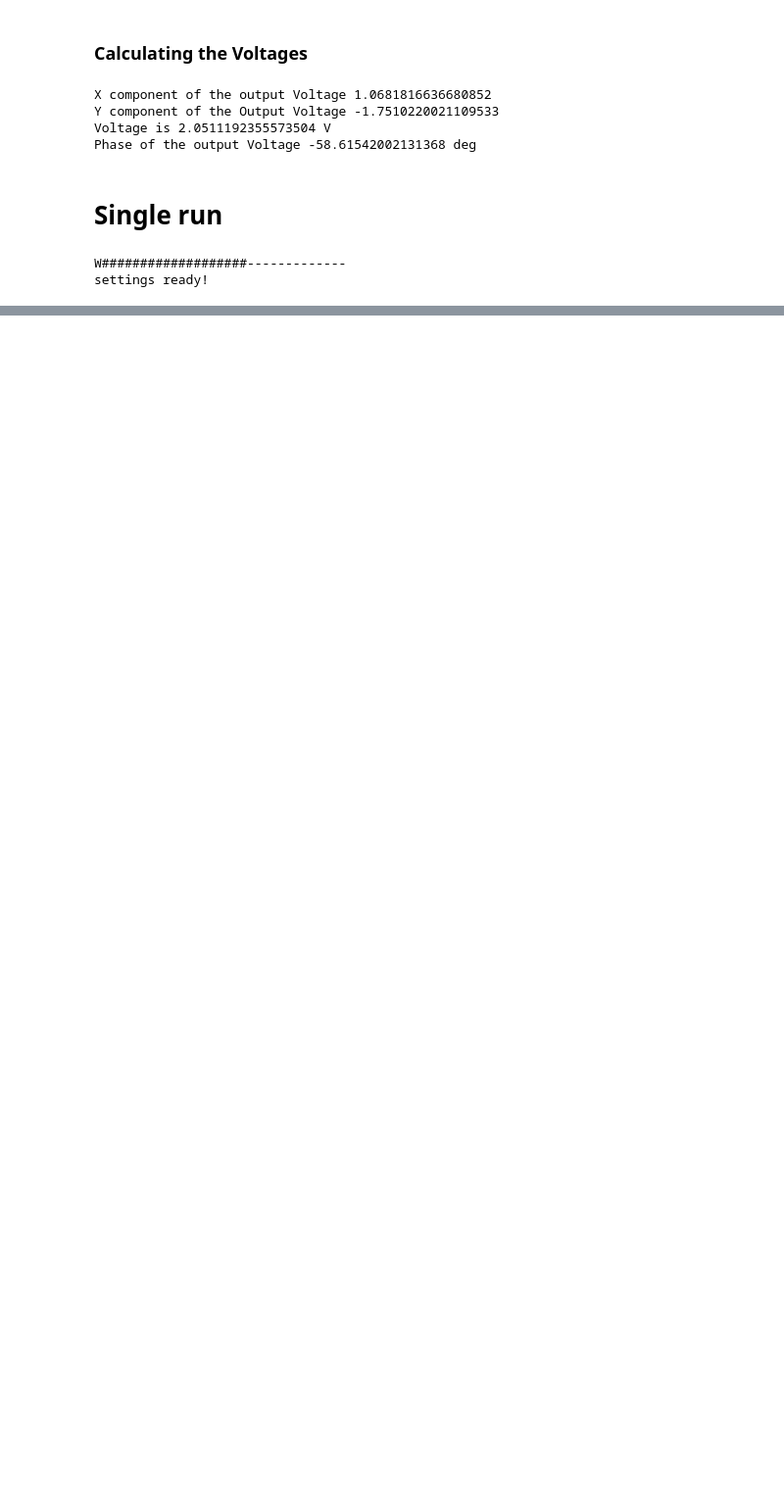
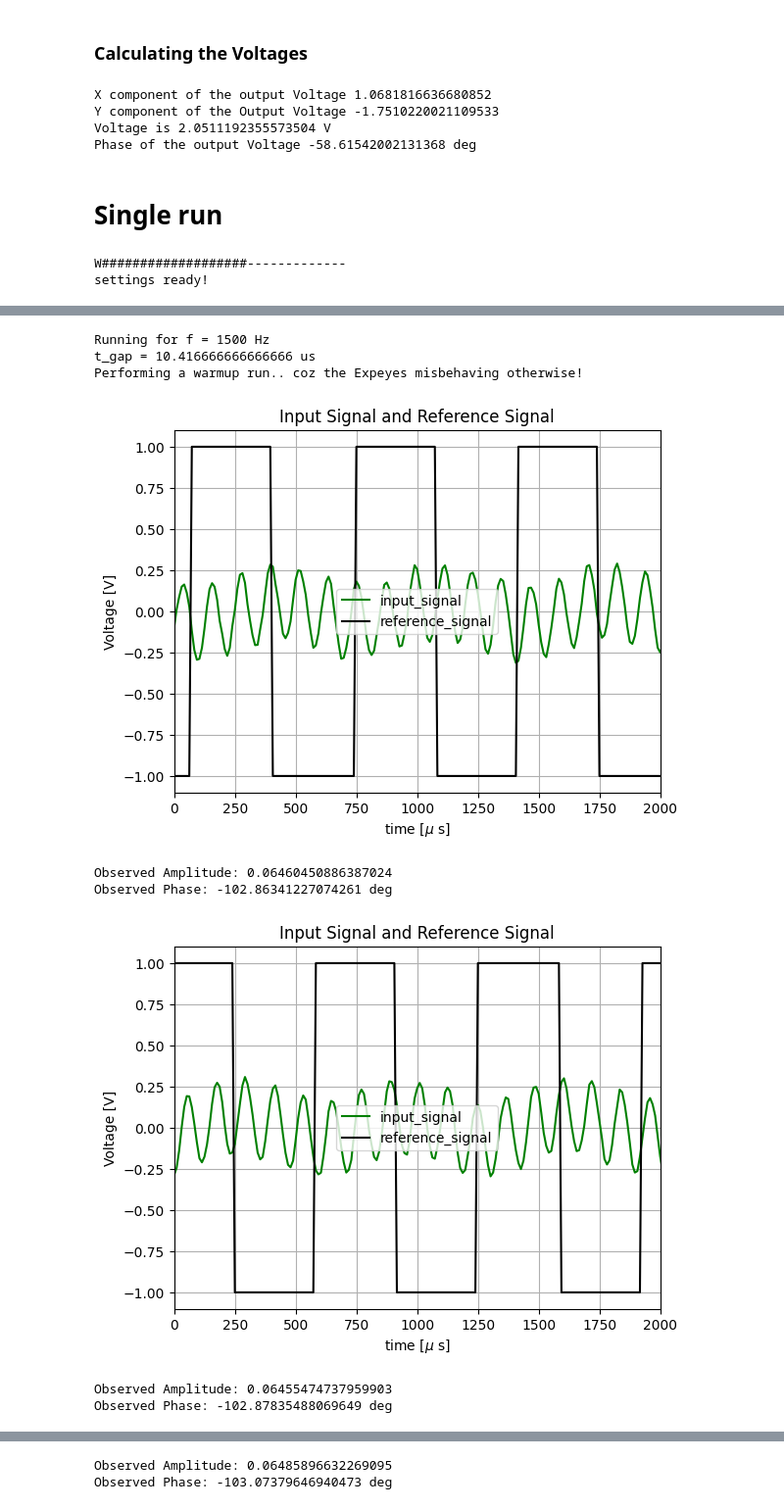
Before and after one commit to AdhilshaA/Lockin_expeyes, a Jupyter notebook: codes/main_codes/main_process_fngenerator_sqwave.ipynb, the cells around one changed output, grey strips where cells are left out. Shown at 98% size. Cells and saved outputs as stored; diff of their text form; code cells hidden in the pictures; blank space fills up the shorter version.

```diff
--- a/codes/main_codes/main_process_fngenerator_sqwave.ipynb
+++ b/codes/main_codes/main_process_fngenerator_sqwave.ipynb
@@ -488,0 +482,64 @@ Observed Phase: -88.77776846487379 deg
+# %%
+frequencies = [] # Hz
+
+Vin_allfreq = [] # Vpp (V)
+
+# Vout observed through Lockin detector (V)
+Vout_obs_allfreq = []
+
+# Phase observed through Lockin detector (degrees)
+Phase_obs_allfreq = []
+
+trial_name = 'trial3_manualfreq'
+# %%
+curr_freq = 1500
+
+if len(frequencies) == 0 or frequencies[-1] != curr_freq:
+    frequencies.append(curr_freq)
+
+    Vin = [] # Vpp (V)
+
+    # Vout observed through Lockin detector (V)
+    Vout_obs = []
+
+    # Phase observed through Lockin detector (degrees)
+    Phase_obs = []
+
+    f = curr_freq
+
+    t_gap = (1/(f*N_div))*10**6 #us
+    warmup_flag = 0
+    print(f"Running for f = {f} Hz")
+    print(f"t_gap = {t_gap} us")
+
+Curr_Vin = 4
+
+Vin.append(Curr_Vin)
+for i in range(20):
+    A , phase, warmup_flag = Lockin_detector_single_run(warmup_flag, f, t_gap)
+
+    if i == 0:
+        Vout_obs.append([A])
+        Phase_obs.append([phase])
+    else:
+        Vout_obs[-1].append(A)
+        Phase_obs[-1].append(phase)
+
+if Curr_Vin == 4:
+    Vin = np.array(Vin)
+    Vout_obs = np.array(Vout_obs)
+    Phase_obs = np.array(Phase_obs)
+
+    Vin_allfreq.append(Vin)
+    Vout_obs_allfreq.append(Vout_obs)
+    Phase_obs_allfreq.append(Phase_obs)
+# %% [output]
+Running for f = 1500 Hz
+t_gap = 10.416666666666666 us
+Performing a warmup run.. coz the Expeyes misbehaving otherwise!
+[figure, added]
+Observed Amplitude: 0.06460450886387024
+Observed Phase: -102.86341227074261 deg
+[figure, added]
+Observed Amplitude: 0.06455474737959903
+Observed Phase: -102.87835488069649 deg
@@ -488,0 +547,2 @@ Observed Phase: -88.77776846487379 deg
+Observed Amplitude: 0.06485896632269095
+Observed Phase: -103.07379646940473 deg
```
Also changed, not shown: parts of 8 cells of this notebook, 13 other files.
